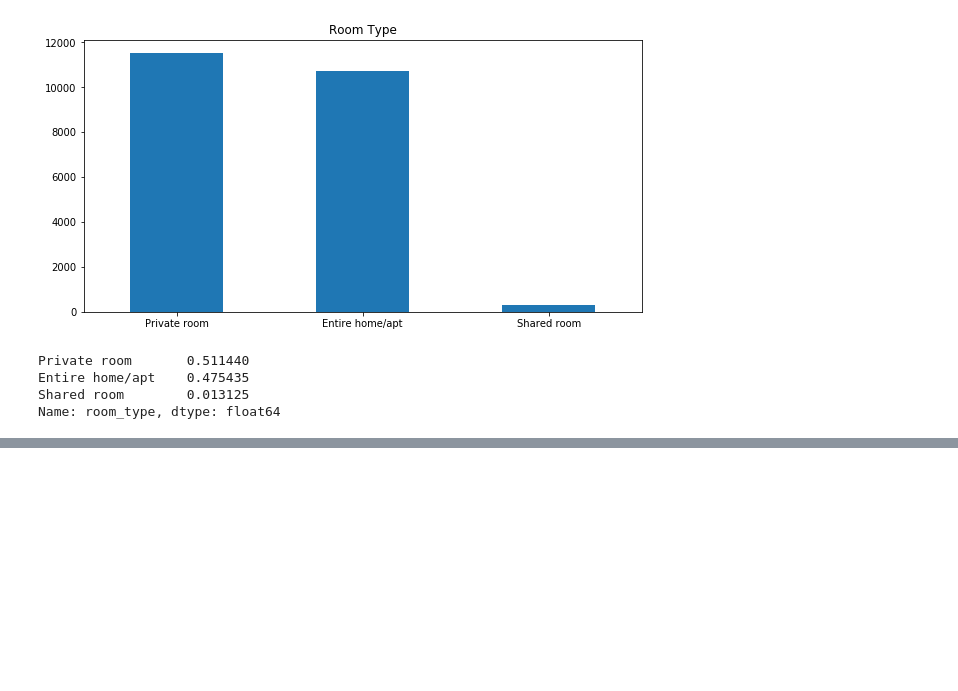
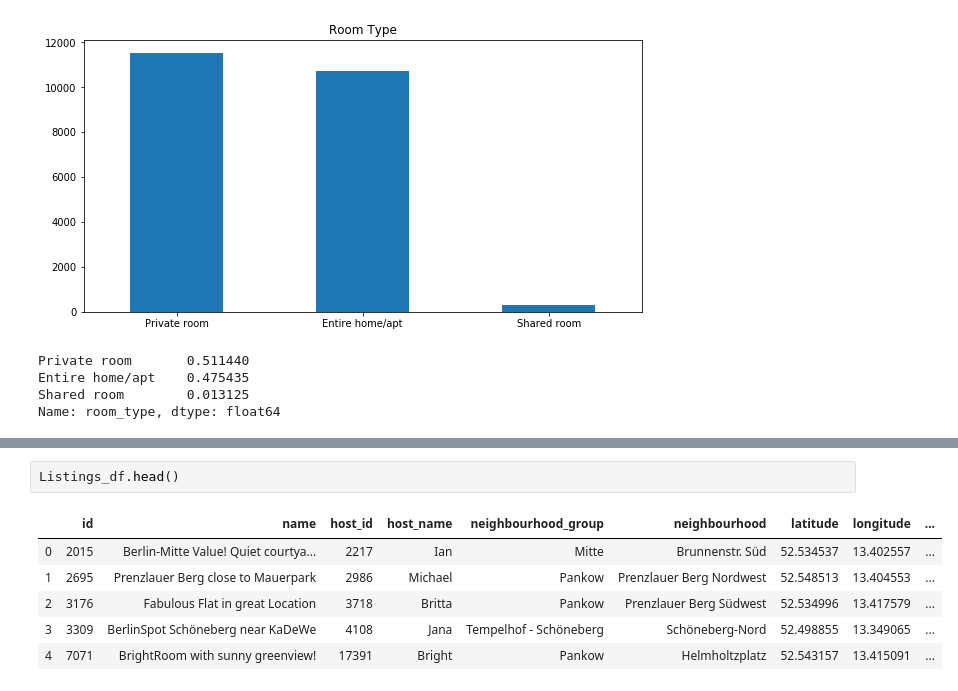
Before and after one commit to SaranyaPandiaraj/Futuristic-Airbnb, a Jupyter notebook: Futuristic_Airbnb.ipynb, the cells around one changed output, grey strips where cells are left out. Drawn from its saved outputs; the diff is of its cells as text; blank space fills up the shorter version.

```diff
--- a/Futuristic_Airbnb.ipynb
+++ b/Futuristic_Airbnb.ipynb
@@ -716,0 +748,9 @@ Name: room_type, dtype: float64
+# %%
+Listings_df.head()
+# %% [output]
+|  | id | name | host_id | host_name | neighbourhood_group | neighbourhood | latitude | longitude | ... |
+| 0 | 2015 | Berlin-Mitte Value! Quiet courtya... | 2217 | Ian | Mitte | Brunnenstr. Süd | 52.534537 | 13.402557 | ... |
+| 1 | 2695 | Prenzlauer Berg close to Mauerpark | 2986 | Michael | Pankow | Prenzlauer Berg Nordwest | 52.548513 | 13.404553 | ... |
+| 2 | 3176 | Fabulous Flat in great Location | 3718 | Britta | Pankow | Prenzlauer Berg Südwest | 52.534996 | 13.417579 | ... |
+| 3 | 3309 | BerlinSpot Schöneberg near KaDeWe | 4108 | Jana | Tempelhof - Schöneberg | Schöneberg-Nord | 52.498855 | 13.349065 | ... |
+| 4 | 7071 | BrightRoom with sunny greenview! | 17391 | Bright | Pankow | Helmholtzplatz | 52.543157 | 13.415091 | ... |
```
Also changed, not shown: parts of 9 cells of this notebook, 1 other file.
